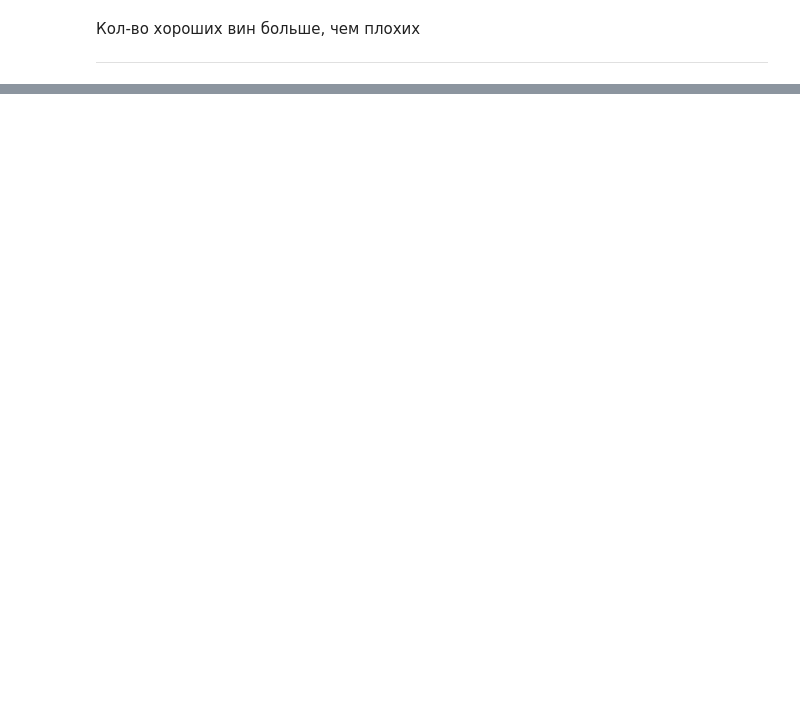
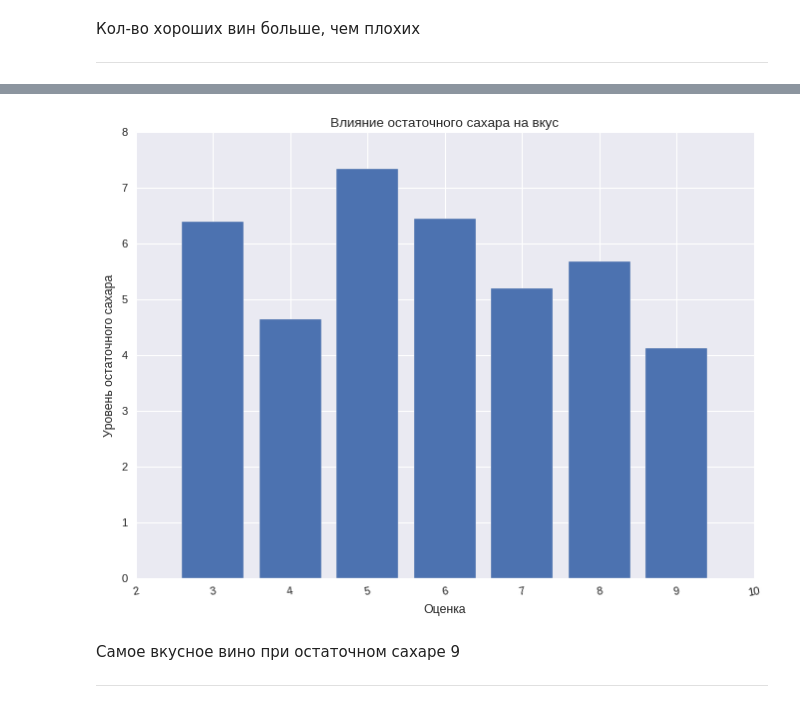
Before and after one commit to evsemenova/Python-, a Jupyter notebook: Урок_4_Предварительный_анализ_данных_и_визуализация_с_помощью_Matplotlib_и_Seaborn.ipynb, the cells around one changed output, grey strips where cells are left out. Drawn from its saved outputs; the diff is of its cells as text; code cells hidden in the pictures; blank space fills up the shorter version.

```diff
--- a/Урок_4_Предварительный_анализ_данных_и_визуализация_с_помощью_Matplotlib_и_Seaborn.ipynb
+++ b/Урок_4_Предварительный_анализ_данных_и_визуализация_с_помощью_Matplotlib_и_Seaborn.ipynb
@@ -115,0 +171,4 @@ plt.show()
+# %%
+# Узнаем какое вино самое вкусно при остаточном сахаре
+data = df.groupby('quality')['residual sugar'].agg(residual_sugar = 'mean').reset_index().sort_values(by = 'quality', ascending = False)
+data.head(5)
@@ -115,0 +182,21 @@ plt.show()
+# %%
+plt.style.use('seaborn')
+# %%
+# Узнаем самое вкусное вино с остаточным сахаром
+
+plt.figure(figsize = (10,7))
+
+plt.bar(data['quality'],data['residual_sugar'])
+
+plt.title('Влияние остаточного сахара на вкус')
+plt.xlabel('Оценка')
+plt.ylabel('Уровень остаточного сахара')
+plt.xticks(rotation = 10)
+
+plt.show()
+# %% [output]
+[figure, added]
+# %% [markdown]
+Самое вкусное вино при остаточном сахаре 9
+
+---
```
Also changed, not shown: parts of 11 cells of this notebook.
